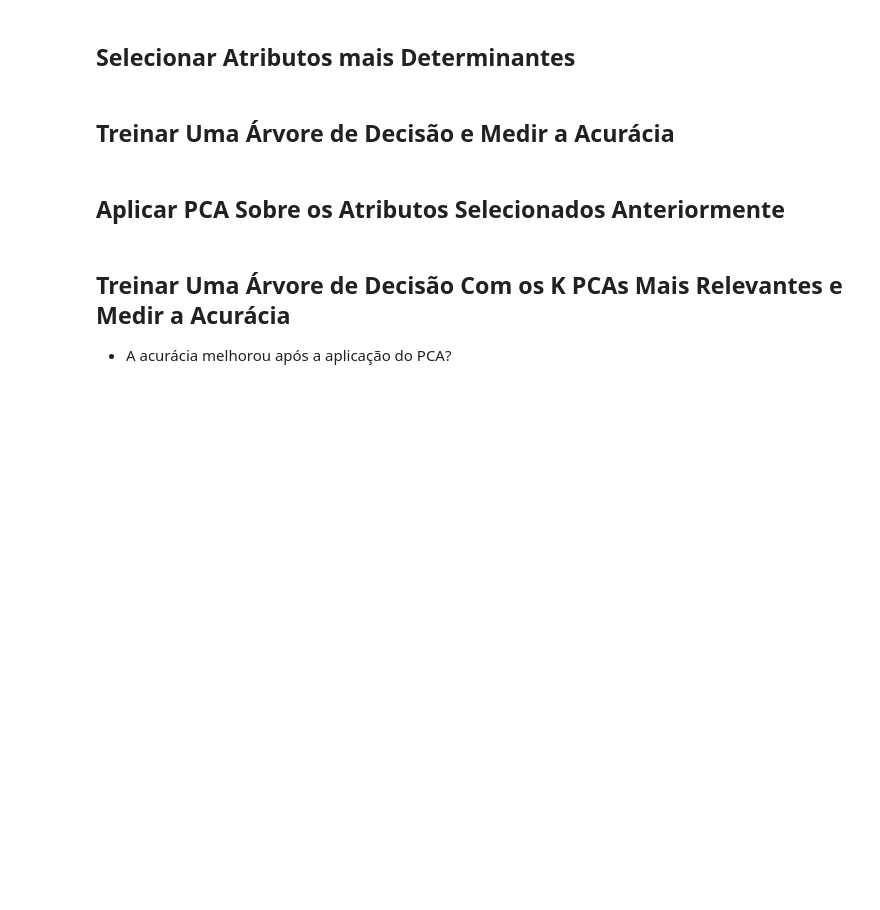
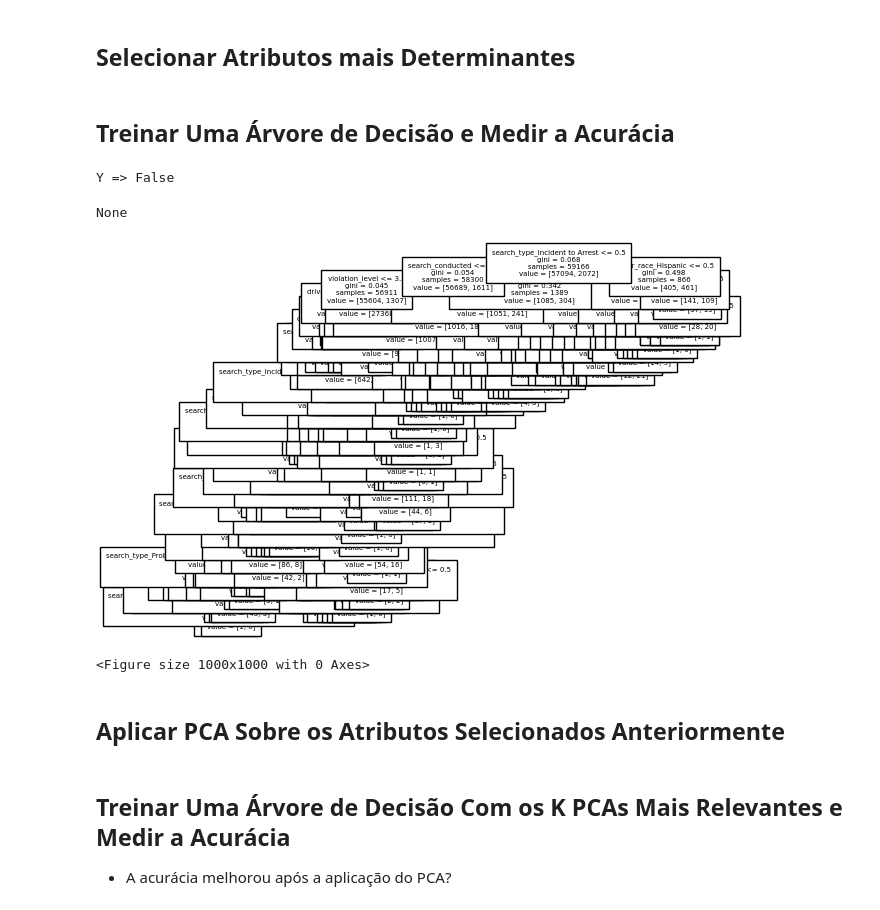
Before and after one commit to GUILN/masters-data-science, a Jupyter notebook: notebooks/etl_aula_4.ipynb, the cells around one changed output. Drawn from its saved outputs; the diff is of its cells as text; code cells hidden in the pictures; blank space fills up the shorter version.

```diff
--- a/notebooks/etl_aula_4.ipynb
+++ b/notebooks/etl_aula_4.ipynb
@@ -160,7 +224,37 @@ TypeError: concat() takes 1 positional argument but 2 were given
 # %% [markdown]
 ## Selecionar Atributos mais Determinantes
+# %%
+most_important_features = [
+    "search_type",
+    "search_conducted",
+    "violation_level",
+    "driver_race",
+    "drugs_related_stop",
+]
 # %% [markdown]
 ## Treinar Uma Árvore de Decisão e Medir a Acurácia
+# %%
+from sklearn import tree
+from matplotlib import pyplot as plt
+
+X_tree = resampled_ensembled_df_1.copy()
+y_tree = X_tree.pop("is_arrested")
+X_tree = pd.get_dummies(X_tree[most_important_features], drop_first=False)
+
+display(print(f"Y => {y_tree.hasnans}"))
+
+clf = tree.DecisionTreeClassifier(random_state=0)
+clf = clf.fit(X_tree, y_tree)
+# %% [output]
+Y => False
+None
+# %%
+tree.plot_tree(clf, feature_names=X_tree.columns, fontsize=5)
+plt.figure(dpi=100, figsize=(10, 10))
+plt.show()
+# %% [output]
+[figure, added]
+<Figure size 1000x1000 with 0 Axes>
 # %% [markdown]
 ## Aplicar PCA Sobre os Atributos Selecionados Anteriormente
 # %% [markdown]
```
Also changed, not shown: parts of 13 cells of this notebook.
